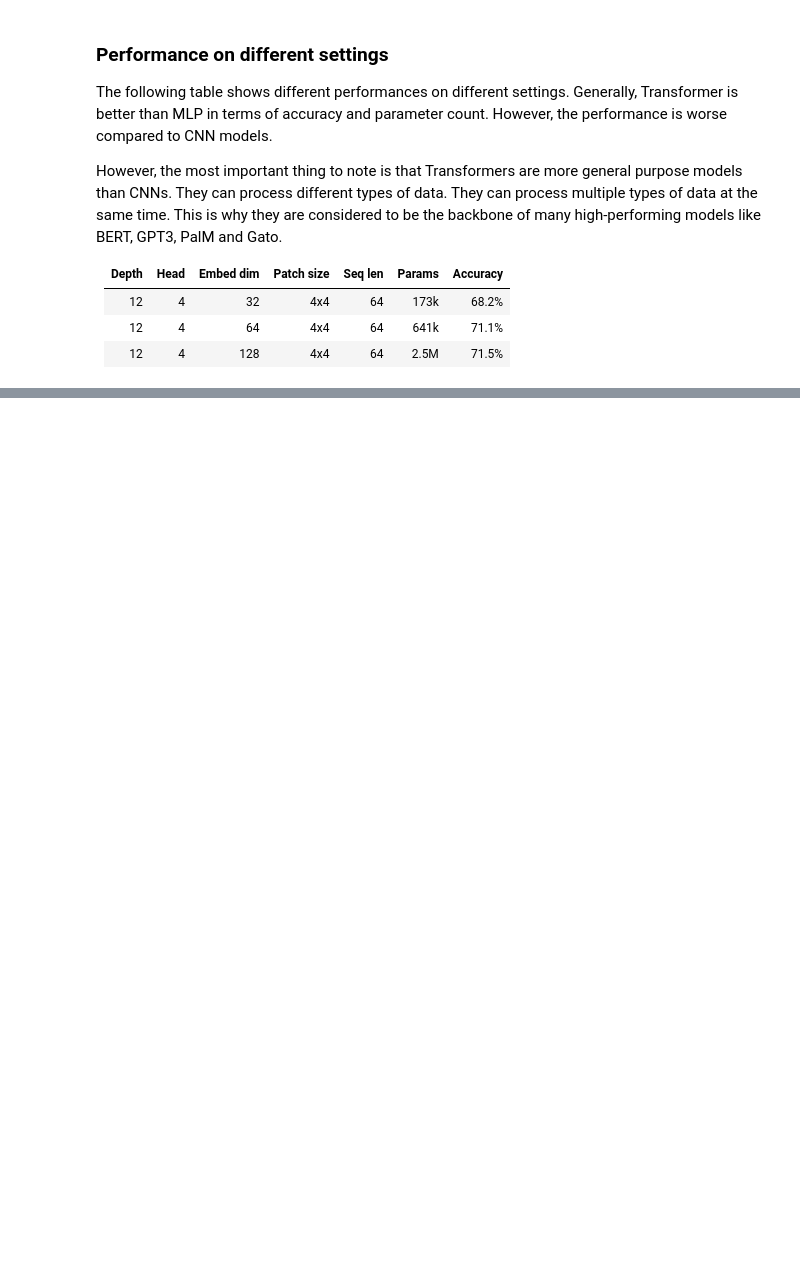
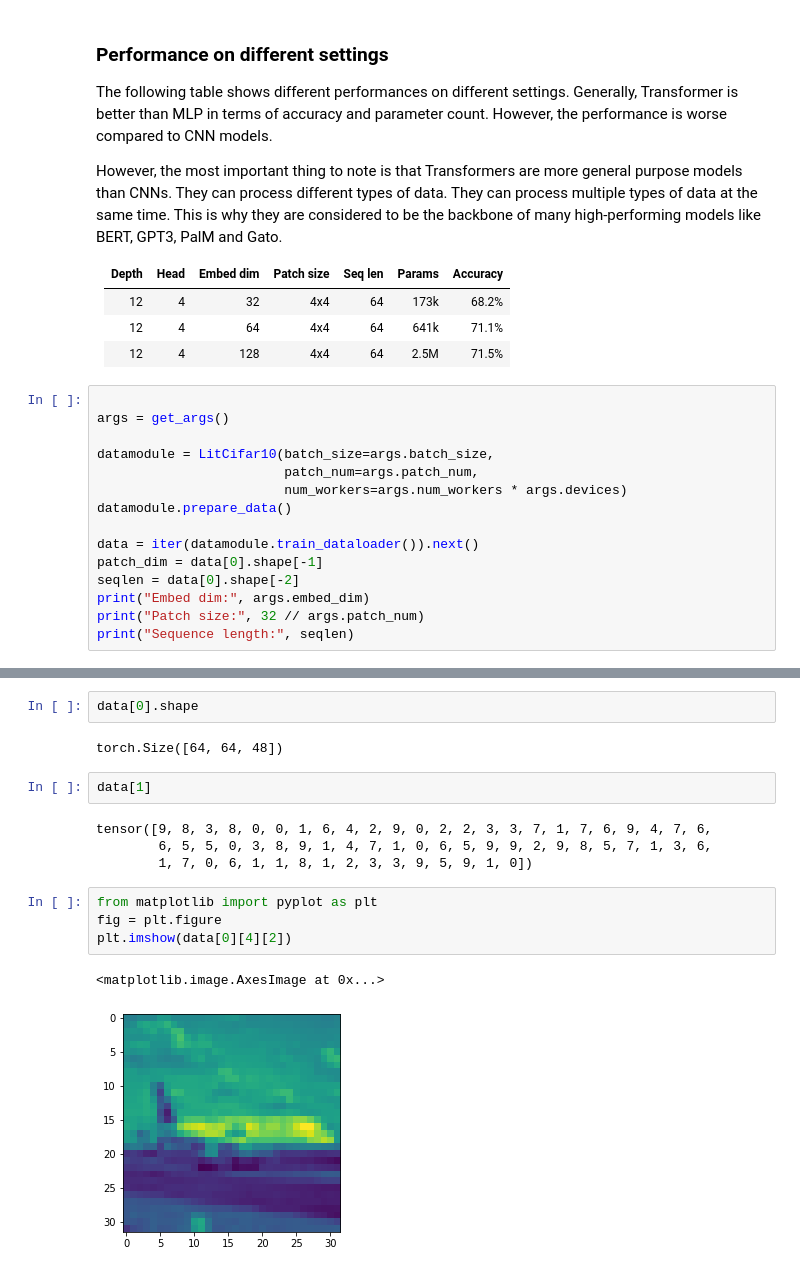
Before and after one commit to atsantiago2/object_detection_model_hw2, a Jupyter notebook: hw3/transformer_demo (2).ipynb, the cells around one changed output, grey strips where cells are left out. Saved outputs shown, nothing was run; the diff lists cells and outputs as text; blank space fills up the shorter version.

```diff
--- a/hw3/transformer_demo (2).ipynb
+++ b/hw3/transformer_demo (2).ipynb
@@ -289,3 +296,18 @@ However, the most important thing to note is that Transformers are more general
 | 12 | 4 | 32 | 4x4 | 64 | 173k | 68.2% |
 | 12 | 4 | 64 | 4x4 | 64 | 641k | 71.1% |
 | 12 | 4 | 128 | 4x4 | 64 | 2.5M | 71.5% |
+# %%
+
+args = get_args()
+
+datamodule = LitCifar10(batch_size=args.batch_size,
+                        patch_num=args.patch_num,
+                        num_workers=args.num_workers * args.devices)
+datamodule.prepare_data()
+
+data = iter(datamodule.train_dataloader()).next()
+patch_dim = data[0].shape[-1]
+seqlen = data[0].shape[-2]
+print("Embed dim:", args.embed_dim)
+print("Patch size:", 32 // args.patch_num)
+print("Sequence length:", seqlen)
@@ -291,0 +332,17 @@ However, the most important thing to note is that Transformers are more general
+# %%
+data[0].shape
+# %% [output]
+torch.Size([64, 64, 48])
+# %%
+data[1]
+# %% [output]
+tensor([9, 8, 3, 8, 0, 0, 1, 6, 4, 2, 9, 0, 2, 2, 3, 3, 7, 1, 7, 6, 9, 4, 7, 6,
+        6, 5, 5, 0, 3, 8, 9, 1, 4, 7, 1, 0, 6, 5, 9, 9, 2, 9, 8, 5, 7, 1, 3, 6,
+        1, 7, 0, 6, 1, 1, 8, 1, 2, 3, 3, 9, 5, 9, 1, 0])
+# %%
+from matplotlib import pyplot as plt
+fig = plt.figure
+plt.imshow(data[0][4][2])
+# %% [output]
+<matplotlib.image.AxesImage at 0x...>
+[figure, added]
```
Also changed, not shown: parts of 6 cells of this notebook, 1 other file.
